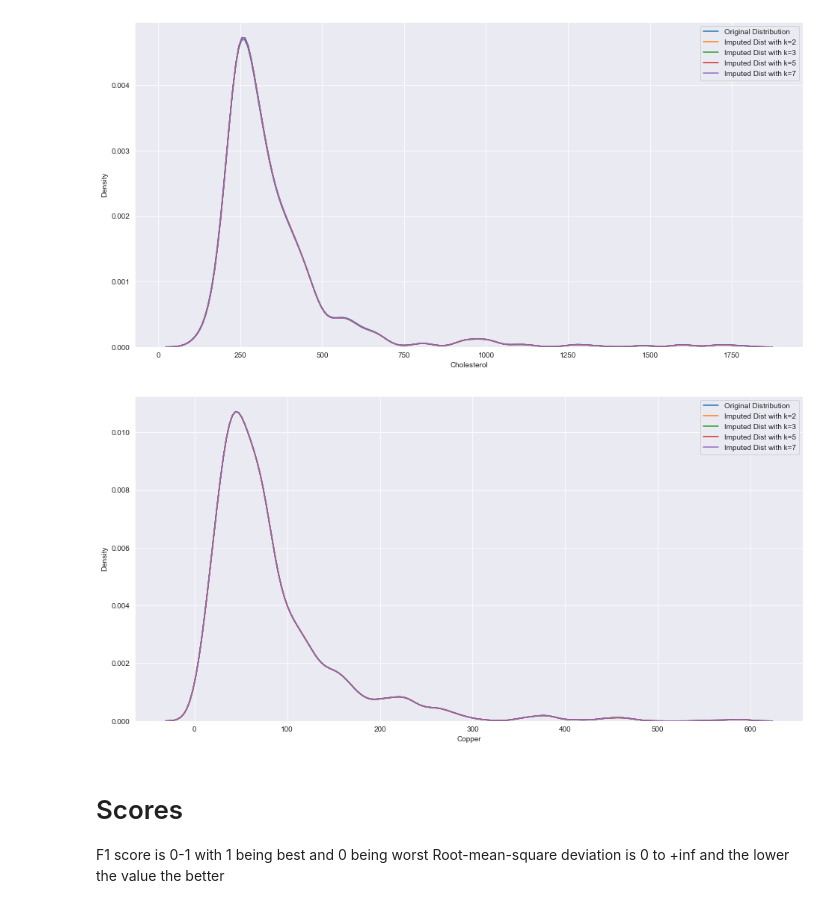
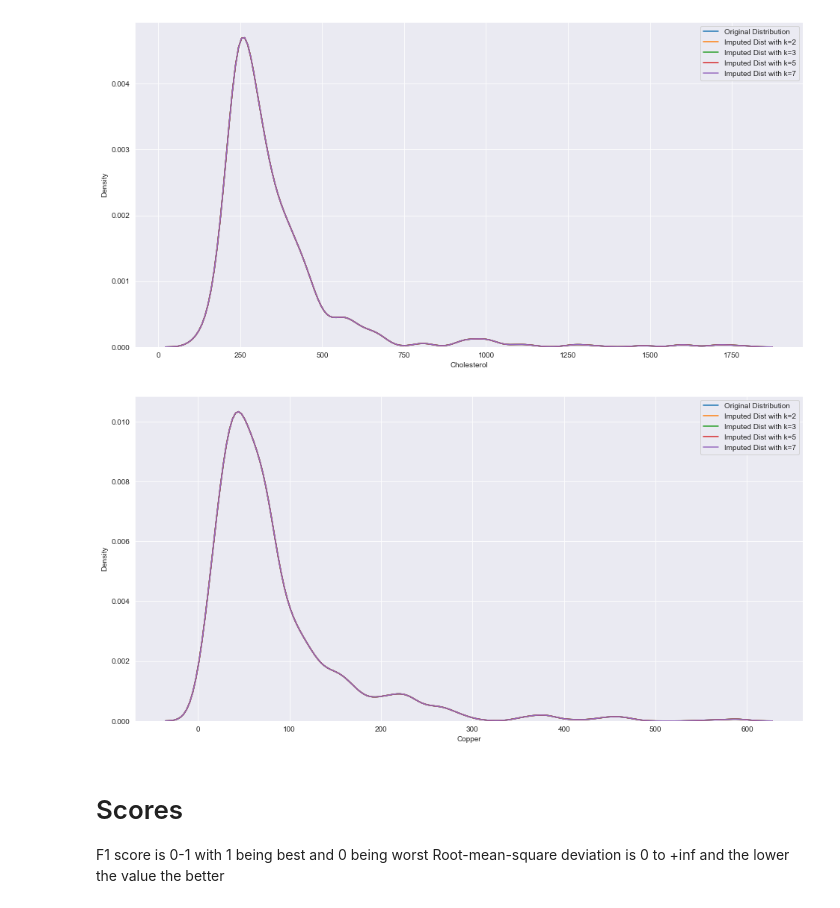
Before and after one commit to JamieMacmillan/ID5059, a Jupyter notebook: imputation.ipynb, the cells around one changed output. Saved outputs shown, nothing was run; the diff lists cells and outputs as text; code cells hidden in the pictures.

```diff
--- a/imputation.ipynb
+++ b/imputation.ipynb
@@ -147,7 +147,7 @@ fig, ax = plt.subplots(figsize=(16, 8))
 sns.kdeplot(df_imp2["Cholesterol"], label="Original Distribution")
 for k in n_neighbors:
     knn_imp = KNNImputer(n_neighbors=k)
-    df_imp2.loc[:, :] = knn_imp.fit_transform(df_imp2)
+    df[df.columns[:]] = knn_imp.fit_transform(df_imp2)
     sns.kdeplot(df_imp2["Cholesterol"], label=f"Imputed Dist with k={k}")
 
 plt.legend();
@@ -156,16 +156,16 @@ plt.legend();
 # %%
 n_neighbors = [2, 3, 5, 7]
 
 fig, ax = plt.subplots(figsize=(16, 8))
 sns.kdeplot(df_imp2["Copper"], label="Original Distribution")
 for k in n_neighbors:
     knn_imp = KNNImputer(n_neighbors=k)
-    df_imp2.loc[:, :] = knn_imp.fit_transform(df_imp2)
+    df[df.columns[:]] = knn_imp.fit_transform(df_imp2)
     sns.kdeplot(df_imp2["Copper"], label=f"Imputed Dist with k={k}")
 
 plt.legend();
 # %% [output]
-[figure, old version]
+[figure, new version]
 # %%
 knn_imp = KNNImputer(n_neighbors=2)
 df_imp2 = pd.DataFrame(np.round(knn_imp.fit_transform(df_imp2)),columns = df_imp2.columns)
```
